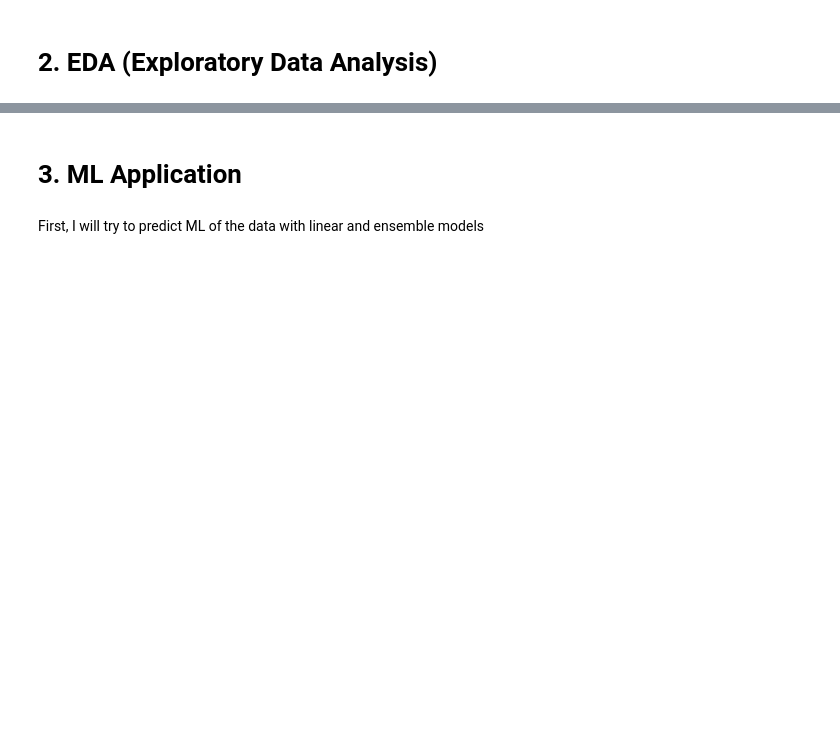
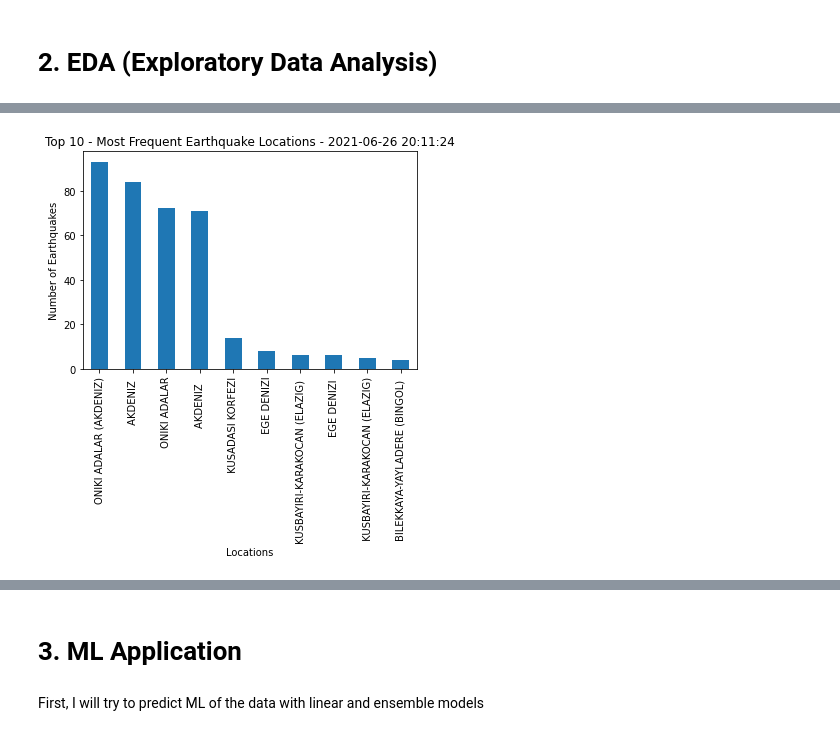
Before and after one commit to yudumpacin/Earthquakes-in-Turkey, a Jupyter notebook: Kandilli_Earthquake.ipynb, the cells around one changed output, grey strips where cells are left out. Saved outputs shown, nothing was run; the diff lists cells and outputs as text; code cells hidden in the pictures; blank space fills up the shorter version.

```diff
--- a/Kandilli_Earthquake.ipynb
+++ b/Kandilli_Earthquake.ipynb
@@ -273,0 +291,8 @@ map_clusters
+# %%
+df['Yer'].value_counts().sort_values(ascending=False)[0:10].plot(kind='bar')
+plt.title(f'Top 10 - Most Frequent Earthquake Locations - {last_modified_time}')
+plt.ylabel('Number of Earthquakes')
+plt.xlabel('Locations')
+plt.show()
+# %% [output]
+[figure, added]
```
Also changed, not shown: parts of 69 cells of this notebook.
